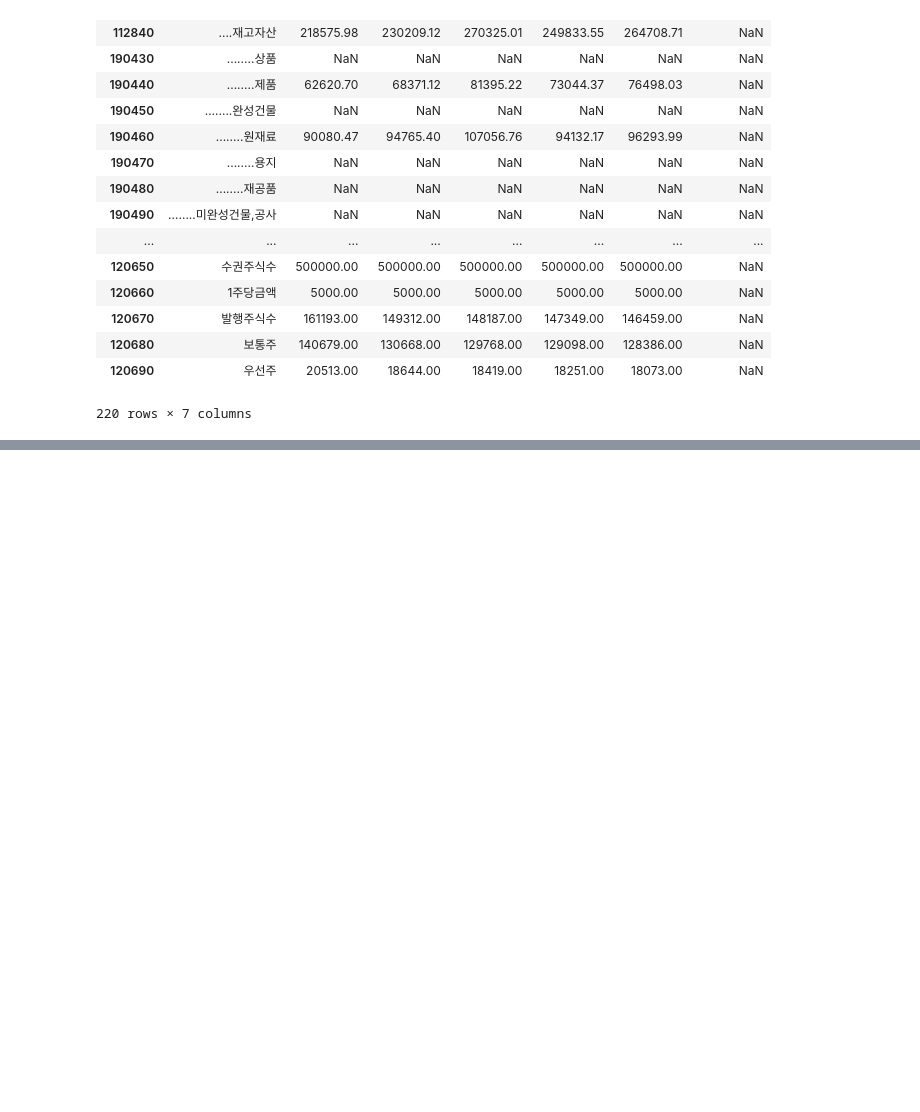
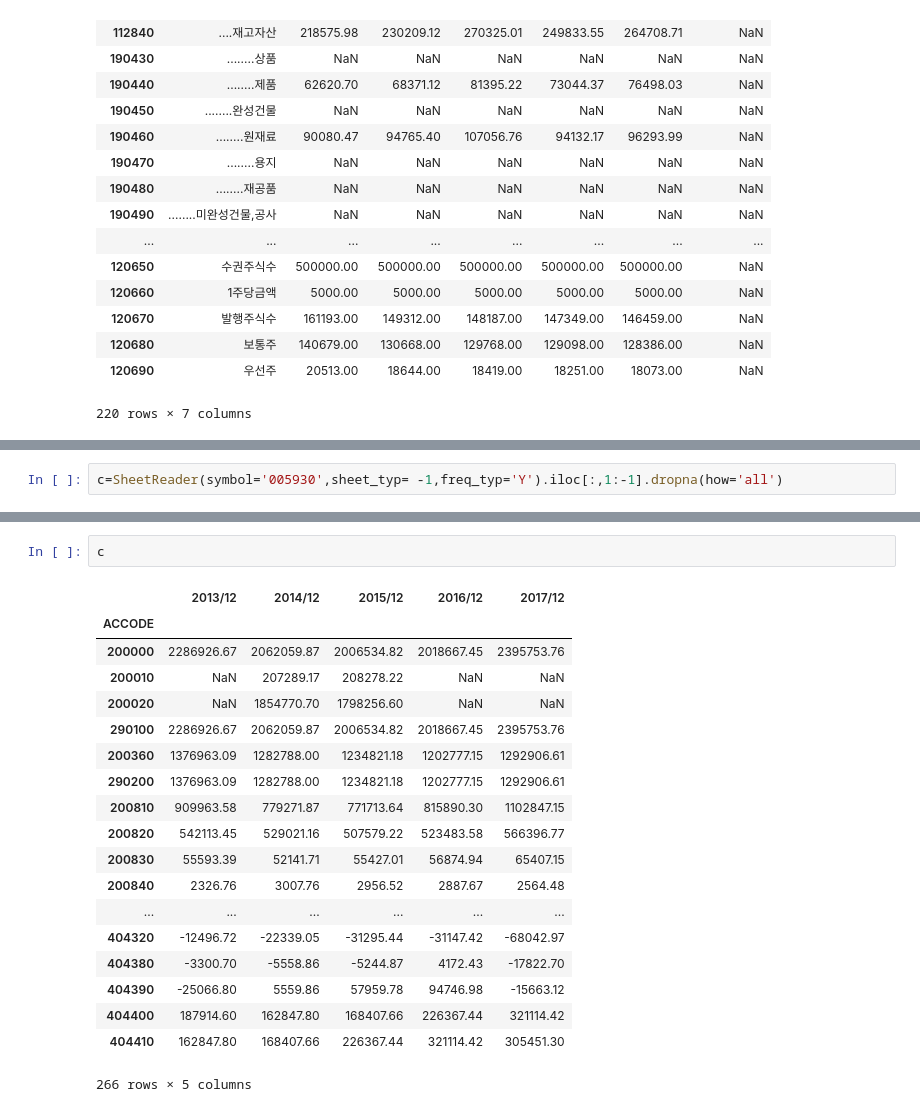
Before and after one commit to wonder-kyle/FinanceTester, a Jupyter notebook: Untitled.ipynb, the cells around one changed output, grey strips where cells are left out. Cells and saved outputs as stored; diff of their text form; blank space fills up the shorter version.

```diff
--- a/Untitled.ipynb
+++ b/Untitled.ipynb
@@ -78,0 +116,2 @@ SheetReader('005930','BS','q')
+# %%
+c=SheetReader(symbol='005930',sheet_typ= -1,freq_typ='Y').iloc[:,1:-1].dropna(how='all')
@@ -78,0 +124,22 @@ SheetReader('005930','BS','q')
+# %%
+c
+# %% [output]
+|  | 2013/12 | 2014/12 | 2015/12 | 2016/12 | 2017/12 |
+| ACCODE |  |  |  |  |  |
+| 200000 | 2286926.67 | 2062059.87 | 2006534.82 | 2018667.45 | 2395753.76 |
+| 200010 | NaN | 207289.17 | 208278.22 | NaN | NaN |
+| 200020 | NaN | 1854770.70 | 1798256.60 | NaN | NaN |
+| 290100 | 2286926.67 | 2062059.87 | 2006534.82 | 2018667.45 | 2395753.76 |
+| 200360 | 1376963.09 | 1282788.00 | 1234821.18 | 1202777.15 | 1292906.61 |
+| 290200 | 1376963.09 | 1282788.00 | 1234821.18 | 1202777.15 | 1292906.61 |
+| 200810 | 909963.58 | 779271.87 | 771713.64 | 815890.30 | 1102847.15 |
+| 200820 | 542113.45 | 529021.16 | 507579.22 | 523483.58 | 566396.77 |
+| 200830 | 55593.39 | 52141.71 | 55427.01 | 56874.94 | 65407.15 |
+| 200840 | 2326.76 | 3007.76 | 2956.52 | 2887.67 | 2564.48 |
+| ... | ... | ... | ... | ... | ... |
+| 404320 | -12496.72 | -22339.05 | -31295.44 | -31147.42 | -68042.97 |
+| 404380 | -3300.70 | -5558.86 | -5244.87 | 4172.43 | -17822.70 |
+| 404390 | -25066.80 | 5559.86 | 57959.78 | 94746.98 | -15663.12 |
+| 404400 | 187914.60 | 162847.80 | 168407.66 | 226367.44 | 321114.42 |
+| 404410 | 162847.80 | 168407.66 | 226367.44 | 321114.42 | 305451.30 |
+266 rows × 5 columns
```
Also changed, not shown: parts of 4 cells of this notebook, 2 other files.
